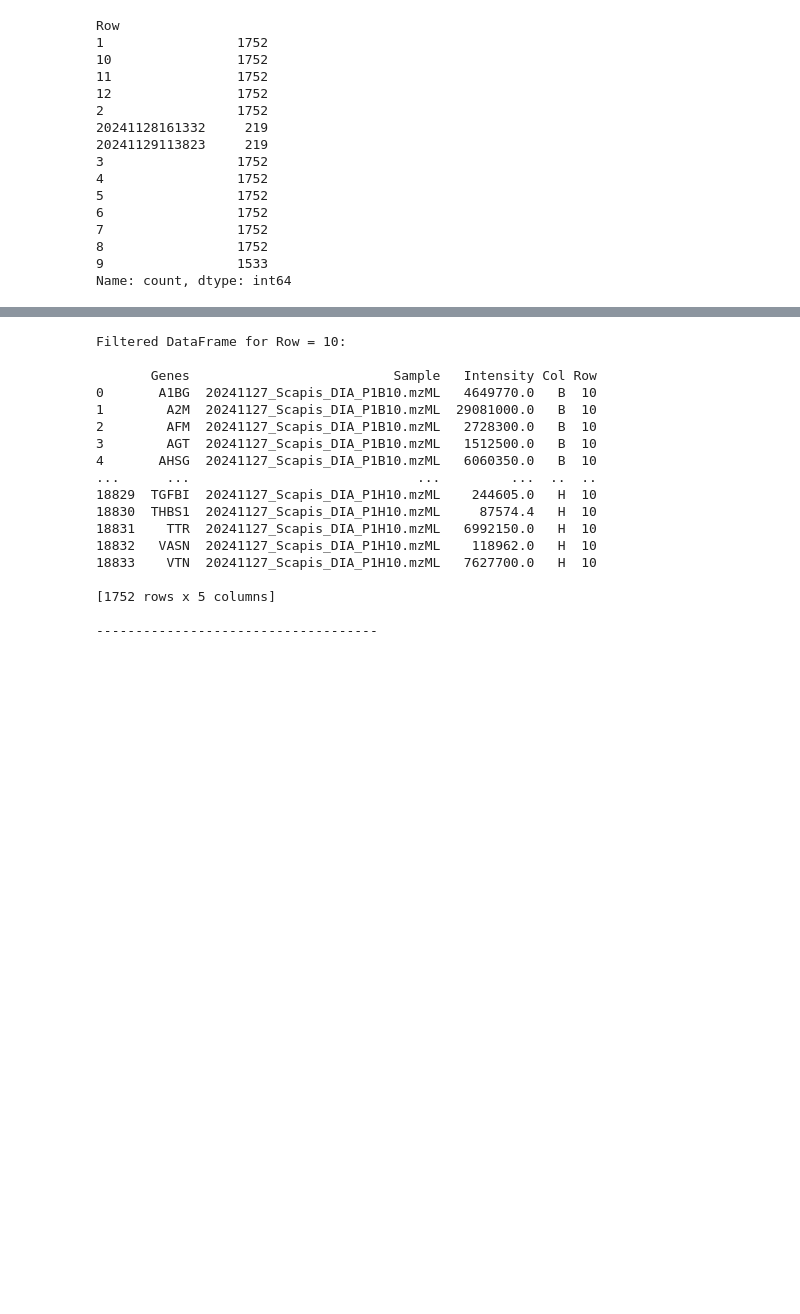
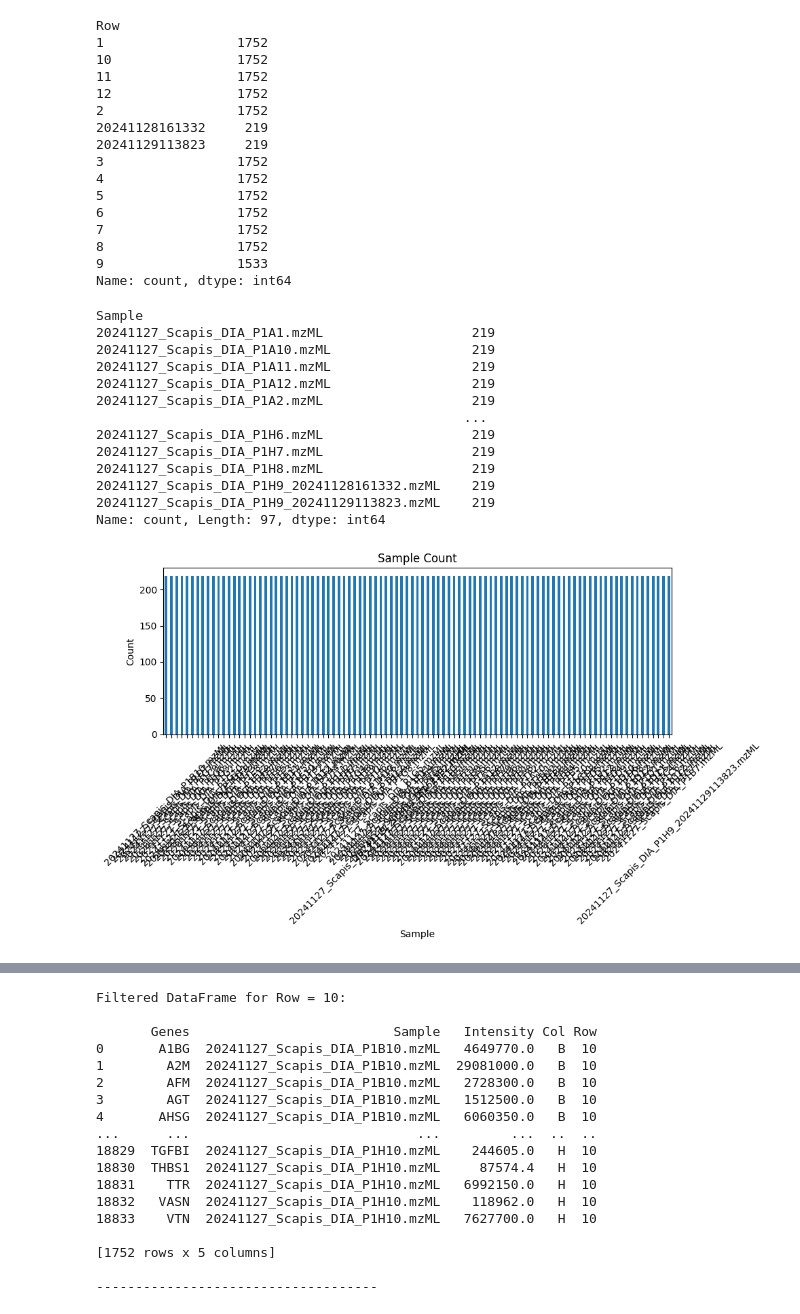
Before and after one commit to thanadol-git/deepmrm_input, a Jupyter notebook: diann_plate.ipynb, the cells around one changed output, grey strips where cells are left out. Saved outputs shown, nothing was run; the diff lists cells and outputs as text; code cells hidden in the pictures; blank space fills up the shorter version.

```diff
--- a/diann_plate.ipynb
+++ b/diann_plate.ipynb
@@ -94,6 +138,34 @@ Row
 8                 1752
 9                 1533
 Name: count, dtype: int64
+# %%
+row_counts = df_melted['Sample'].value_counts().sort_index()
+print(row_counts)
+
+# plot scatter plot for Sample count for each
+plt.figure(figsize=(10, 6))
+df_melted['Sample'].value_counts().plot(kind='bar')
+plt.title('Sample Count')
+plt.xlabel('Sample')
+plt.ylabel('Count')
+plt.xticks(rotation=45)
+plt.tight_layout()
+plt.show()
+# %% [output]
+Sample
+20241127_Scapis_DIA_P1A1.mzML                   219
+20241127_Scapis_DIA_P1A10.mzML                  219
+20241127_Scapis_DIA_P1A11.mzML                  219
+20241127_Scapis_DIA_P1A12.mzML                  219
+20241127_Scapis_DIA_P1A2.mzML                   219
+                                               ...
+20241127_Scapis_DIA_P1H6.mzML                   219
+20241127_Scapis_DIA_P1H7.mzML                   219
+20241127_Scapis_DIA_P1H8.mzML                   219
+20241127_Scapis_DIA_P1H9_20241128161332.mzML    219
+20241127_Scapis_DIA_P1H9_20241129113823.mzML    219
+Name: count, Length: 97, dtype: int64
+[figure, added]
 # %%
 def plot_boxplot_by_row(df, row_value):
     """
```
Also changed, not shown: parts of 7 cells of this notebook.
